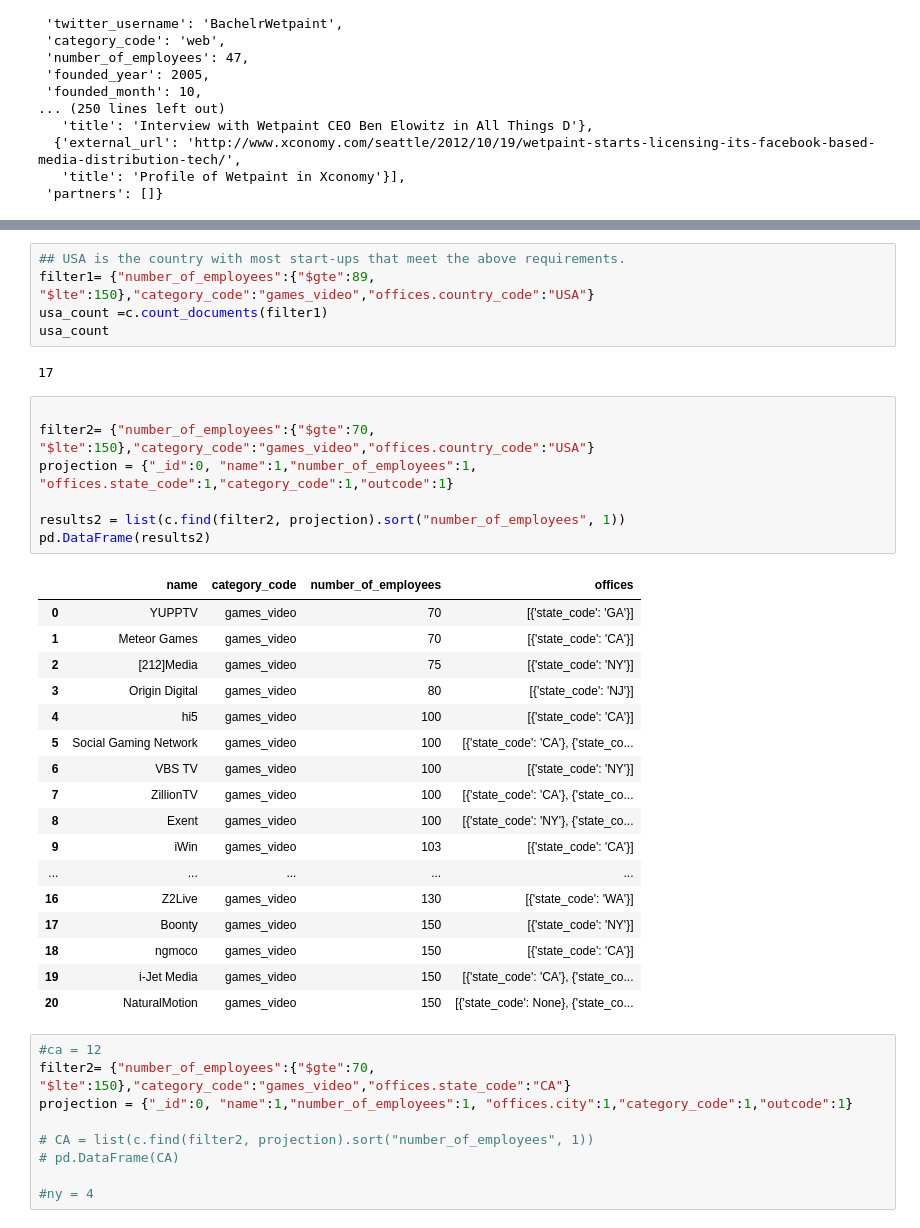
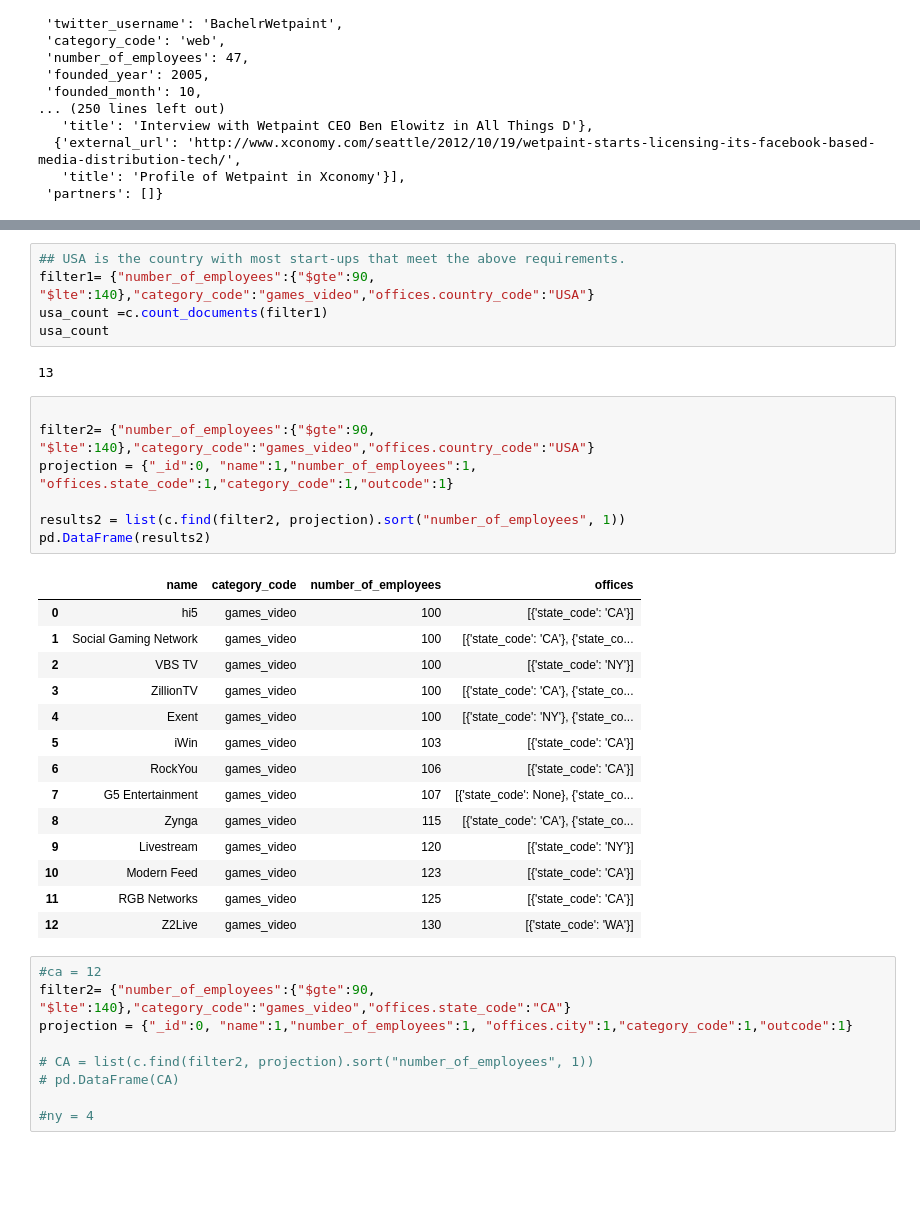
Before and after one commit to Ironhack-data23/project-3, a Jupyter notebook: parteI.ipynb, the cells around one changed output, grey strips where cells are left out. Drawn from its saved outputs; the diff is of its cells as text; blank space fills up the shorter version.

```diff
--- a/parteI.ipynb
+++ b/parteI.ipynb
@@ -60,38 +54,35 @@ print(totalcount)
 # %%
 ## USA is the country with most start-ups that meet the above requirements.
-filter1= {"number_of_employees":{"$gte":89, "$lte":150},"category_code":"games_video","offices.country_code":"USA"}
+filter1= {"number_of_employees":{"$gte":90, "$lte":140},"category_code":"games_video","offices.country_code":"USA"}
 usa_count =c.count_documents(filter1)
 usa_count
 # %% [output]
-17
+13
 # %%
 
-filter2= {"number_of_employees":{"$gte":70, "$lte":150},"category_code":"games_video","offices.country_code":"USA"}
+filter2= {"number_of_employees":{"$gte":90, "$lte":140},"category_code":"games_video","offices.country_code":"USA"}
 projection = {"_id":0, "name":1,"number_of_employees":1, "offices.state_code":1,"category_code":1,"outcode":1}
 
 results2 = list(c.find(filter2, projection).sort("number_of_employees", 1))
 pd.DataFrame(results2)
 # %% [output]
 |  | name | category_code | number_of_employees | offices |
-| 0 | YUPPTV | games_video | 70 | [{'state_code': 'GA'}] |
-| 1 | Meteor Games | games_video | 70 | [{'state_code': 'CA'}] |
-| 2 | [212]Media | games_video | 75 | [{'state_code': 'NY'}] |
-| 3 | Origin Digital | games_video | 80 | [{'state_code': 'NJ'}] |
-| 4 | hi5 | games_video | 100 | [{'state_code': 'CA'}] |
-| 5 | Social Gaming Network | games_video | 100 | [{'state_code': 'CA'}, {'state_co... |
-| 6 | VBS TV | games_video | 100 | [{'state_code': 'NY'}] |
-| 7 | ZillionTV | games_video | 100 | [{'state_code': 'CA'}, {'state_co... |
-| 8 | Exent | games_video | 100 | [{'state_code': 'NY'}, {'state_co... |
-| 9 | iWin | games_video | 103 | [{'state_code': 'CA'}] |
-| ... | ... | ... | ... | ... |
-| 16 | Z2Live | games_video | 130 | [{'state_code': 'WA'}] |
-| 17 | Boonty | games_video | 150 | [{'state_code': 'NY'}] |
-| 18 | ngmoco | games_video | 150 | [{'state_code': 'CA'}] |
-| 19 | i-Jet Media | games_video | 150 | [{'state_code': 'CA'}, {'state_co... |
-| 20 | NaturalMotion | games_video | 150 | [{'state_code': None}, {'state_co... |
+| 0 | hi5 | games_video | 100 | [{'state_code': 'CA'}] |
+| 1 | Social Gaming Network | games_video | 100 | [{'state_code': 'CA'}, {'state_co... |
+| 2 | VBS TV | games_video | 100 | [{'state_code': 'NY'}] |
+| 3 | ZillionTV | games_video | 100 | [{'state_code': 'CA'}, {'state_co... |
+| 4 | Exent | games_video | 100 | [{'state_code': 'NY'}, {'state_co... |
+| 5 | iWin | games_video | 103 | [{'state_code': 'CA'}] |
+| 6 | RockYou | games_video | 106 | [{'state_code': 'CA'}] |
+| 7 | G5 Entertainment | games_video | 107 | [{'state_code': None}, {'state_co... |
+| 8 | Zynga | games_video | 115 | [{'state_code': 'CA'}, {'state_co... |
+| 9 | Livestream | games_video | 120 | [{'state_code': 'NY'}] |
+| 10 | Modern Feed | games_video | 123 | [{'state_code': 'CA'}] |
+| 11 | RGB Networks | games_video | 125 | [{'state_code': 'CA'}] |
+| 12 | Z2Live | games_video | 130 | [{'state_code': 'WA'}] |
 # %%
 #ca = 12
-filter2= {"number_of_employees":{"$gte":70, "$lte":150},"category_code":"games_video","offices.state_code":"CA"}
+filter2= {"number_of_employees":{"$gte":90, "$lte":140},"category_code":"games_video","offices.state_code":"CA"}
 projection = {"_id":0, "name":1,"number_of_employees":1, "offices.city":1,"category_code":1,"outcode":1}
 
 # CA = list(c.find(filter2, projection).sort("number_of_employees", 1))
```
Also changed, not shown: parts of 13 cells of this notebook, 5 other files.
